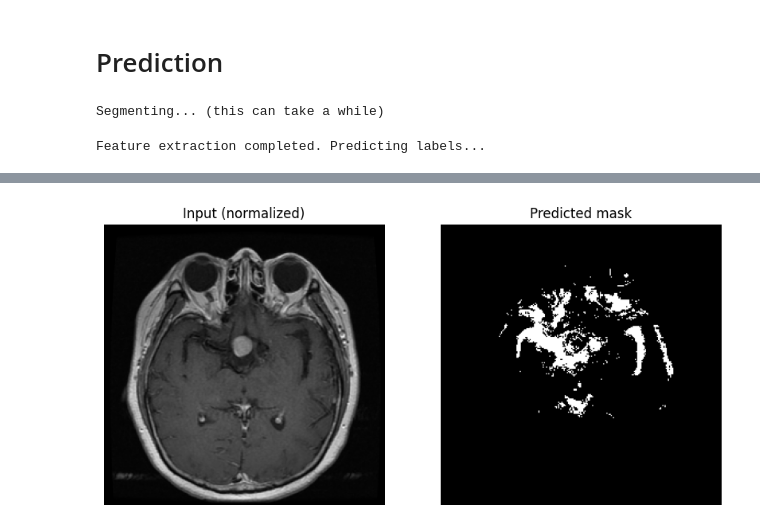
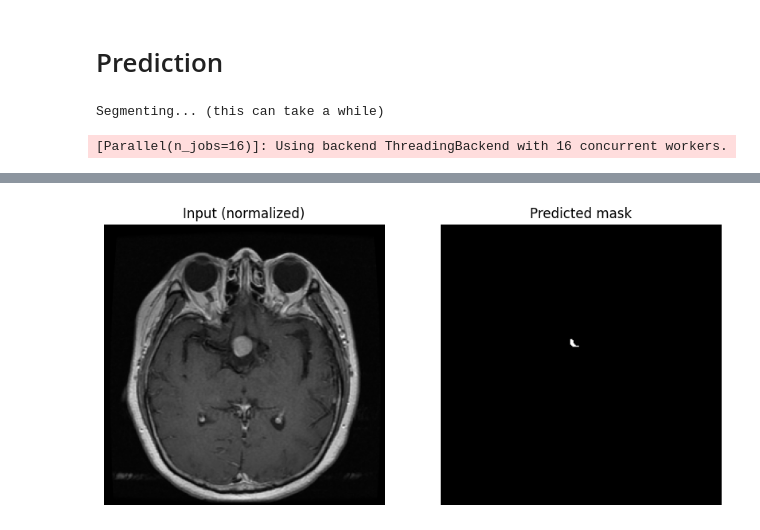
Before and after one commit to Garchompz/cv-brain-tumor-classification-segmentation, a Jupyter notebook: Kelompok_17_Brain_Tumor_Classification_and_Segmentation.ipynb, the cells around one changed output, grey strips where cells are left out. Saved outputs shown, nothing was run; the diff lists cells and outputs as text; code cells hidden in the pictures.

```diff
--- a/Kelompok_17_Brain_Tumor_Classification_and_Segmentation.ipynb
+++ b/Kelompok_17_Brain_Tumor_Classification_and_Segmentation.ipynb
@@ -387,7 +415,7 @@ joblib.dump(meta, 'models/rf_seg_meta.joblib')
 ['models/rf_seg_meta.joblib']
 # %%
 # Loading the model
-rf_seg = joblib.load('models/rf_seg.joblib')
+rf_seg = joblib.load('models/rf_seg_simple.joblib')
 meta_seg = joblib.load('models/rf_seg_meta.joblib')
 # %% [markdown]
 # Training Results
@@ -460,3 +465,39 @@ def segment_image_opt(img, rf_model, patch_size=7):
+# %%
+def segment_image_proba(img, rf_model, patch_size=7): # function for segmenting a full image
+    h, w = img.shape
+    half = patch_size // 2
+    padded_img = np.pad(img, pad_width=half, mode='reflect')
+
+    features = []
+    coords = []
+
+    # Extract features for every pixel
+    for x in tqdm(range(h), total=h, desc="Extracting features for segmentation"):
+        for y in range(w):
+            feats = extract_patch_features(padded_img, x+half, y+half, patch_size)
+            features.append(feats)
+            coords.append((x,y))
+
+    print("Feature extraction completed. Predicting labels...")
+
+    # Predict labels
+    proba_map = rf_model.predict_proba(features)[:,1].reshape(h, w)
+    smooth_map = cv2.GaussianBlur(proba_map, (5,5), 2) # smoothen probability map
+    binary_mask = (smooth_map > 0.5).astype(np.uint8)
+
+    num_labels, labels, stats, centroids = cv2.connectedComponentsWithStats(binary_mask)
+    if stats.shape[0] > 1:
+        largest = 1 + np.argmax(stats[1:, cv2.CC_STAT_AREA])
+        final_mask = (labels == largest).astype(np.uint8)
+    else:
+        final_mask = np.zeros((h, w), dtype=np.uint8)
+
+    # Reconstruct mask
+    mask_pred = np.zeros((h,w), dtype=np.uint8)
+    for (x,y), p in zip(coords, final_mask.flatten()):
+        mask_pred[x,y] = p
+
+    return mask_pred
 # %%
 img_bgr = cv2.imread('data/Glioma/3058.png')
 img_gray = cv2.cvtColor(img_bgr, cv2.COLOR_BGR2GRAY)
@@ -468,7 +509,7 @@ img_norm = cv2.normalize(img_z, None, alpha=0, beta=1, norm_type=cv2.NORM_MINMAX
 
 print("Segmenting... (this can take a while)")
 
-mask_pred = segment_image(img_norm, rf_seg, patch_size=7)
+mask_pred = segment_image_proba(img_norm, rf_seg, patch_size=7)
 
 
 # show input and predicted mask
@@ -480,4 +521,4 @@ ax[1].set_title('Predicted mask'); ax[1].axis('off')
 plt.show()
 # %% [output]
 Segmenting... (this can take a while)
-Feature extraction completed. Predicting labels...
+[Parallel(n_jobs=16)]: Using backend ThreadingBackend with 16 concurrent workers.
@@ -488 +528 @@ Feature extraction completed. Predicting labels...
-[figure, old version]
+[figure, new version]
```
Also changed, not shown: parts of 20 cells of this notebook, 8 other files.
